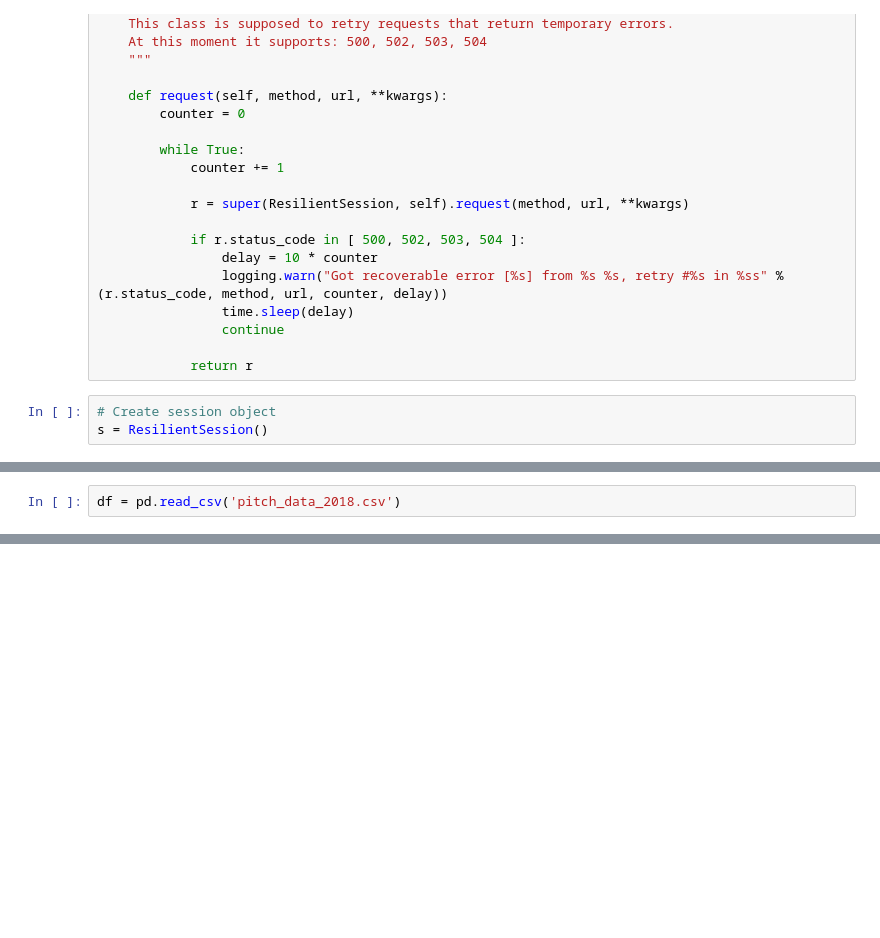
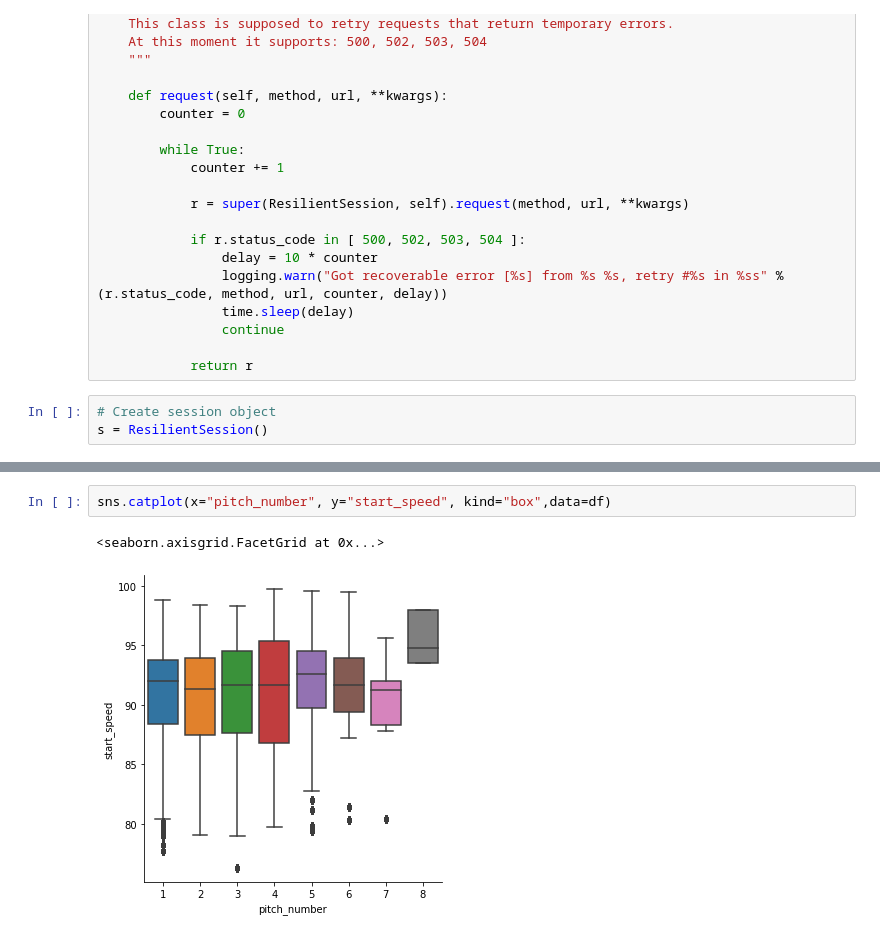
Before and after one commit to nps1984/DSC550, a Jupyter notebook: DSC550_NSalisbury_FinalProject.ipynb, the cells around one changed output, grey strips where cells are left out. Saved outputs shown, nothing was run; the diff lists cells and outputs as text; blank space fills up the shorter version.

```diff
--- a/DSC550_NSalisbury_FinalProject.ipynb
+++ b/DSC550_NSalisbury_FinalProject.ipynb
@@ -288,2 +445,0 @@ df.to_csv('pitch_data_2018.csv')
-# %%
-df = pd.read_csv('pitch_data_2018.csv')
@@ -305,0 +446,5 @@ df
+# %%
+sns.catplot(x="pitch_number", y="start_speed", kind="box",data=df)
+# %% [output]
+<seaborn.axisgrid.FacetGrid at 0x...>
+[figure, added]
```
Also changed, not shown: parts of 22 cells of this notebook, 6 other files.
